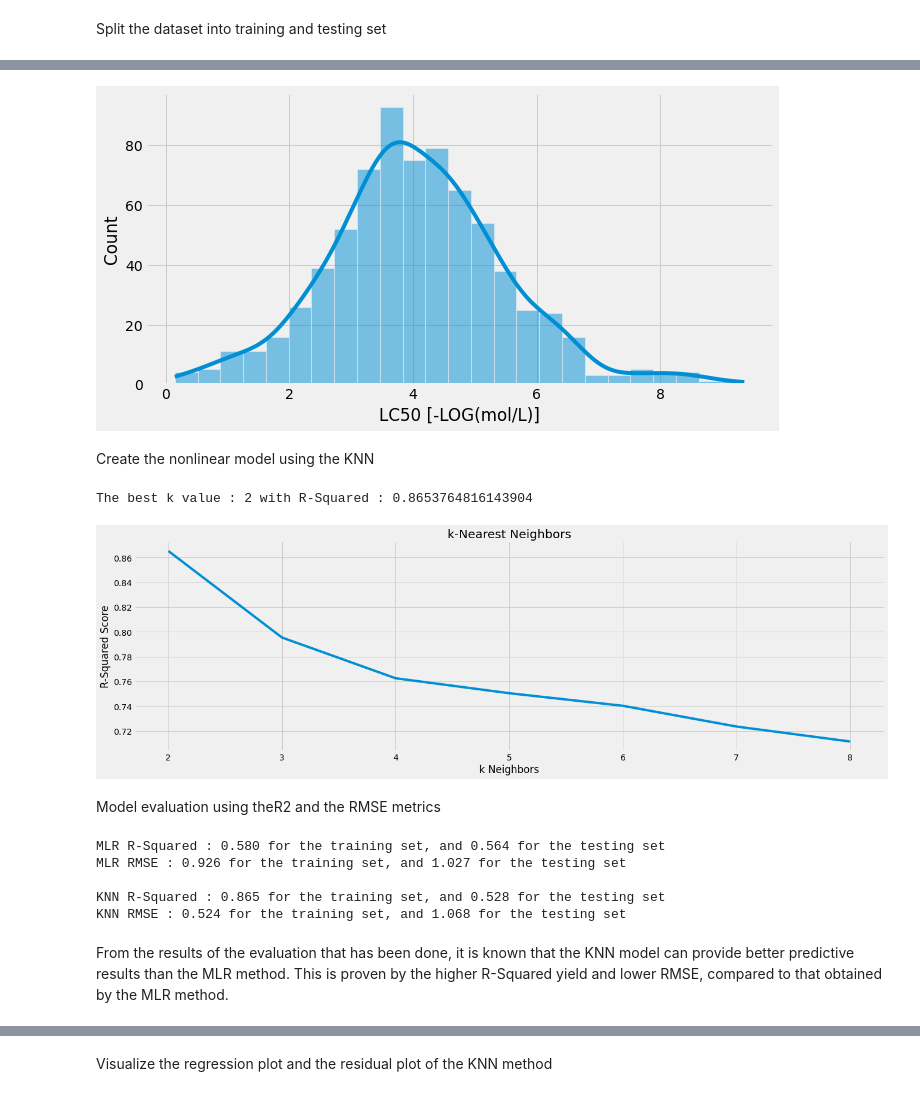
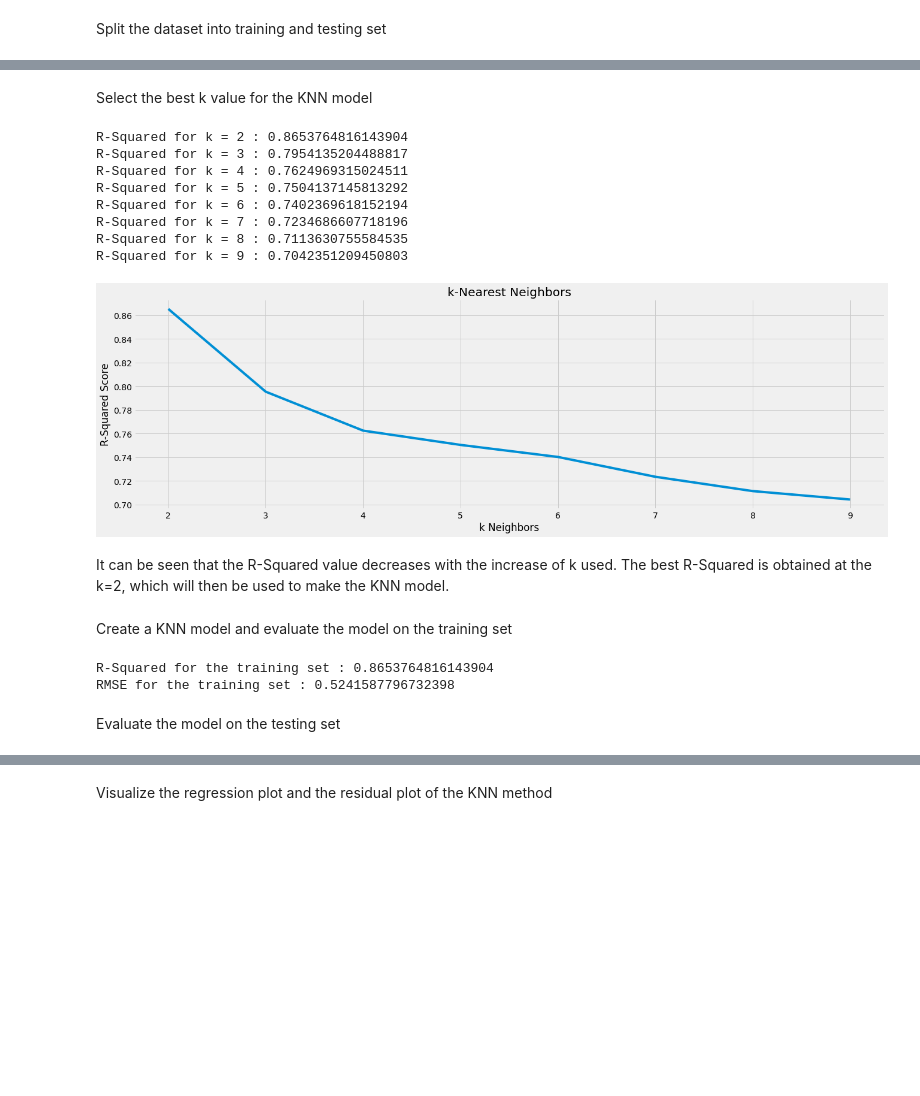
Before and after one commit to trizkynoviandy/qsar-fish-toxicity, a Jupyter notebook: qsar_fish_toxicity.ipynb, the cells around one changed output, grey strips where cells are left out. Cells and saved outputs as stored; diff of their text form; code cells hidden in the pictures; blank space fills up the shorter version.

```diff
--- a/qsar_fish_toxicity.ipynb
+++ b/qsar_fish_toxicity.ipynb
@@ -82,8 +81,8 @@ From the correlation test to the LC50 that has been done above, it is known that
 # %% [markdown]
 Split the dependent and independent variables in the dataset
 # %%
-x = dataset.iloc[:, 0:6]
-y = dataset.iloc[:, 6:7]
+x = dataset.iloc[:, :6]
+y = dataset.iloc[:, 6:]
 # %% [markdown]
 Scales the independent variables
 # %%
@@ -98,6 +94,0 @@ Create the linear model using the MLR
-# %%
-figure = plt.figure(figsize=[10,5])
-sns.histplot(y_train, x='LC50 [-LOG(mol/L)]', kde=True)
-plt.show()
-# %% [output]
-[figure, removed]
@@ -113,47 +95,45 @@ mlr_test_rmse = np.sqrt(mean_squared_error(y_test, mlr_test_pred))
-# %% [markdown]
-Create the nonlinear model using the KNN
+# %% [markdown]
+Select the best k value for the KNN model
 # %%
 knn_result = []
-for n in range (2,9):
-    knn = KNeighborsRegressor(n_neighbors=n)
+
+for k in range (2, 10):
+    knn = KNeighborsRegressor(n_neighbors=k)
     knn.fit(x_train, y_train)
     knn_result.append(knn.score(x_train, y_train))
-
-best_n = knn_result.index(max(knn_result)) + 2
-
-print('The best k value : {} with R-Squared : {}'.format(best_n, max(knn_result)))
+    print('R-Squared for k = {} : {}'.format(k, knn.score(x_train, y_train)))
 # %% [output]
-The best k value : 2 with R-Squared : 0.8653764816143904
+R-Squared for k = 2 : 0.8653764816143904
+R-Squared for k = 3 : 0.7954135204488817
+R-Squared for k = 4 : 0.7624969315024511
+R-Squared for k = 5 : 0.7504137145813292
+R-Squared for k = 6 : 0.7402369618152194
+R-Squared for k = 7 : 0.7234686607718196
+R-Squared for k = 8 : 0.7113630755584535
+R-Squared for k = 9 : 0.7042351209450803
 # %%
 plt.figure(figsize=(20,6))
-plt.plot([i for i in range(2, 9)], knn_result)
+plt.plot([i for i in range(2, 10)], knn_result)
 plt.xlabel('k Neighbors')
 plt.ylabel('R-Squared Score')
 plt.title('k-Nearest Neighbors')
 plt.show()
 # %% [output]
-[figure, old version]
+[figure, new version]
+# %% [markdown]
+It can be seen that the R-Squared value decreases with the increase of k used. The best R-Squared is obtained at the k=2, which will then be used to make the KNN model.
+# %% [markdown]
+Create a KNN model and evaluate the model on the training set
 # %%
 knn = KNeighborsRegressor(n_neighbors=2).fit(x_train,y_train)
-knn_train_pred = knn.predict(x_train)
-knn_test_pred = knn.predict(x_test)
+knn_training_pred = knn.predict(x_train)
+knn_training_rsq = knn.score(x_train,y_train)
+knn_training_rmse = np.sqrt(mean_squared_error(y_train, knn_training_pred))
 
-knn_rsq = knn.score(x_train,y_train)
-knn_test_rsq = knn.score(x_test,y_test)
-knn_rmse = np.sqrt(mean_squared_error(y_train, knn_train_pred))
-knn_test_rmse = np.sqrt(mean_squared_error(y_test, knn_test_pred))
+print('R-Squared for the training set :', knn_training_rsq)
+print('RMSE for the training set :', knn_training_rmse)
+# %% [output]
+R-Squared for the training set : 0.8653764816143904
+RMSE for the training set : 0.5241587796732398
-# %% [markdown]
-Model evaluation using theR2 and the RMSE metrics
-# %%
-print('MLR R-Squared : {:.3f} for the training set, and {:.3f} for the testing set'.format(mlr_rsq, mlr_test_rsq))
-print('MLR RMSE : {:.3f} for the training set, and {:.3f} for the testing set\n'.format(mlr_rmse, mlr_test_rmse))
-print('KNN R-Squared : {:.3f} for the training set, and {:.3f} for the testing set'.format(knn_rsq, knn_test_rsq))
-print('KNN RMSE : {:.3f} for the training set, and {:.3f} for the testing set'.format(knn_rmse, knn_test_rmse))
-# %% [output]
-MLR R-Squared : 0.580 for the training set, and 0.564 for the testing set
-MLR RMSE : 0.926 for the training set, and 1.027 for the testing set
-
-KNN R-Squared : 0.865 for the training set, and 0.528 for the testing set
-KNN RMSE : 0.524 for the training set, and 1.068 for the testing set
-# %% [markdown]
-From the results of the evaluation that has been done, it is known that the KNN model can provide better predictive results than the MLR method. This is proven by the higher R-Squared yield and lower RMSE, compared to that obtained by the MLR method.
+# %% [markdown]
+Evaluate the model on the testing set
```
Also changed, not shown: parts of 8 cells of this notebook, 1 other file.
